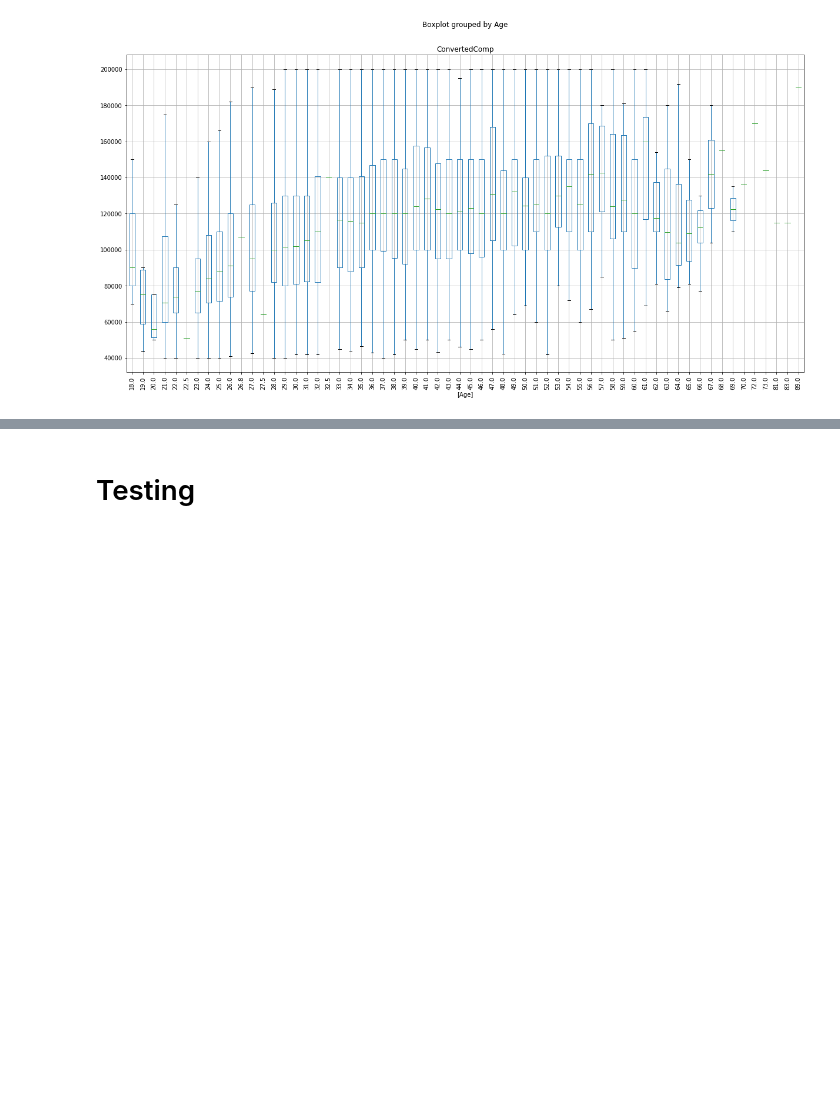
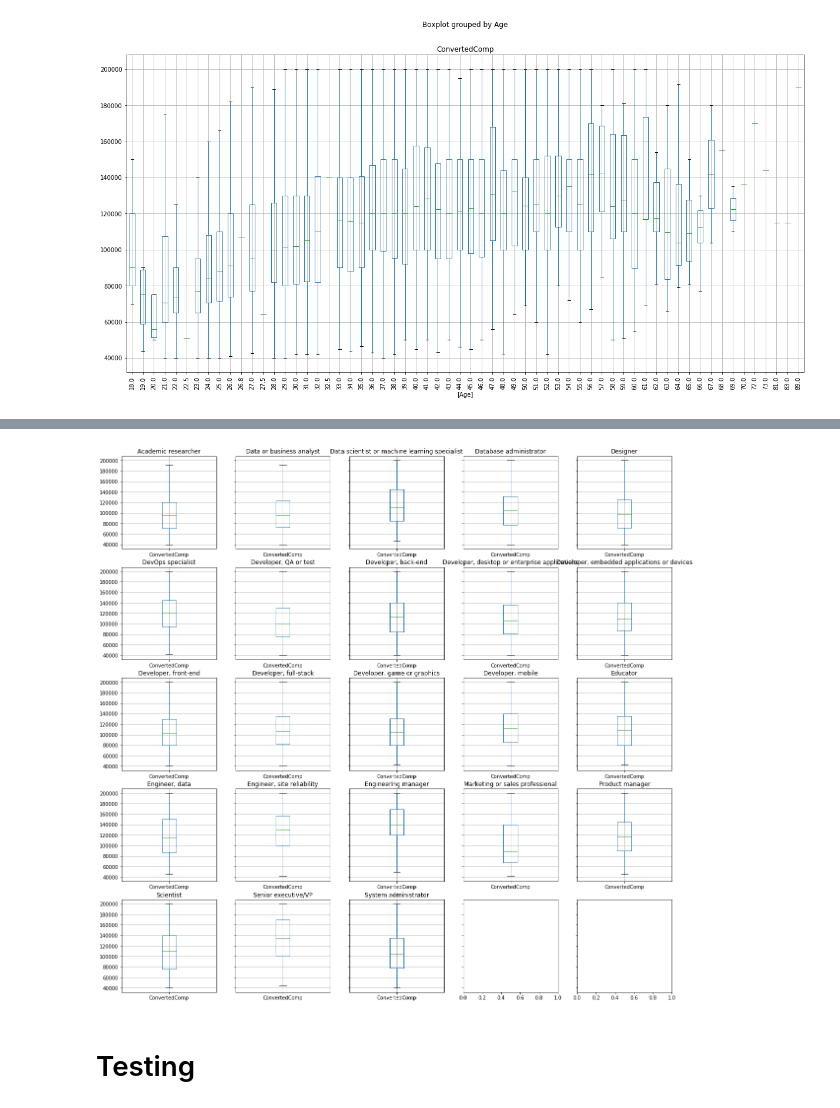
Before and after one commit to kevinclee26/salary_prediction, a Jupyter notebook: model/Untitled.ipynb, the cells around one changed output, grey strips where cells are left out. Drawn from its saved outputs; the diff is of its cells as text; code cells hidden in the pictures; blank space fills up the shorter version.

```diff
--- a/model/Untitled.ipynb
+++ b/model/Untitled.ipynb
@@ -462,3 +507,23 @@ LR Test Score: 0.18205397285681443
+# %%
+titles=['Academic researcher', 'Data or business analyst',
+       'Data scientist or machine learning specialist',
+       'Database administrator', 'Designer', 'DevOps specialist',
+       'Developer, QA or test', 'Developer, back-end',
+       'Developer, desktop or enterprise applications',
+       'Developer, embedded applications or devices', 'Developer, front-end',
+       'Developer, full-stack', 'Developer, game or graphics',
+       'Developer, mobile', 'Educator', 'Engineer, data',
+       'Engineer, site reliability', 'Engineering manager',
+       'Marketing or sales professional', 'Product manager', 'Scientist',
+       'Senior executive/VP', 'System administrator']
+columns=5
+fig, ax=plt.subplots(math.ceil(len(titles)/columns), columns, figsize=(20, 20), sharey=True)
+for idx, each_title in enumerate(titles):
+    us[us[each_title]==1][['ConvertedComp']].boxplot(showfliers=False, ax=ax[int(idx/columns)][idx%columns])
+    ax[int(idx/columns)][idx%columns].set_title(each_title)
+#     plt.show()
+# %% [output]
+[figure, added]
 # %% [markdown]
 # Testing
 # %% [markdown]
```
Also changed, not shown: parts of 1 cell of this notebook.
